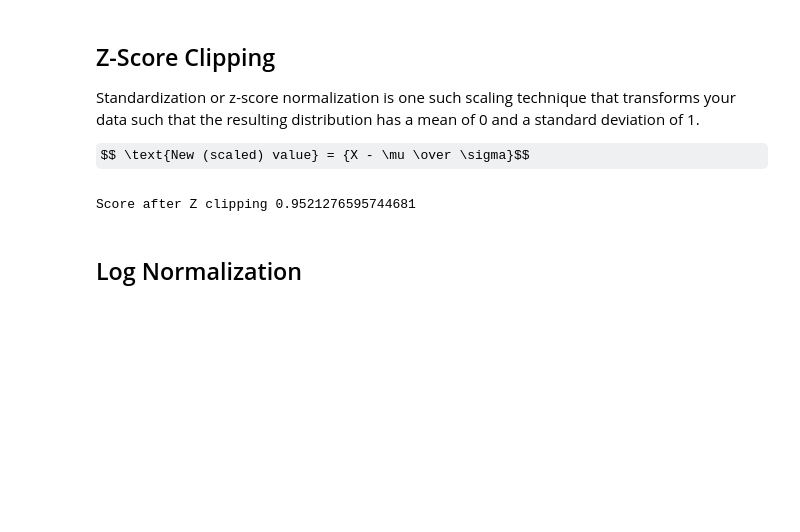
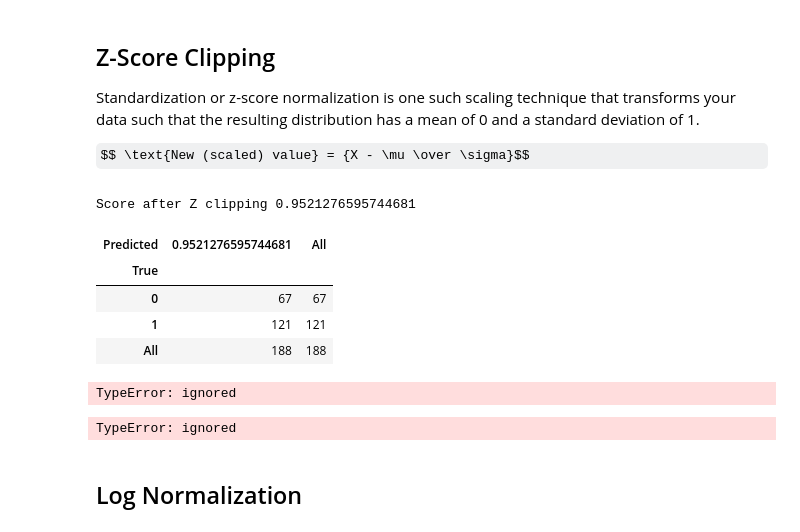
Before and after one commit to tpc1/fmml-jan-, a Jupyter notebook: M2L1.ipynb, the cells around one changed output. Saved outputs shown, nothing was run; the diff lists cells and outputs as text; code cells hidden in the pictures; some formulas as TeX source; blank space fills up the shorter version.

```diff
--- a/M2L1.ipynb
+++ b/M2L1.ipynb
@@ -887,6 +979,29 @@ Score after Z clipping 0.9521276595744681
 ## TASK:
 ## Plot a confusion matrix for the classification above on the scaled data (using the optimal value of k)
 ## Also print out the Precision, Recall and F1-score values
+# %%
+pd.crosstab(y_test, scores, rownames=['True'], colnames=['Predicted'], margins=True)
+# %% [output]
+| Predicted | 0.9521276595744681 | All |
+| True |  |  |
+| 0 | 67 | 67 |
+| 1 | 121 | 121 |
+| All | 188 | 188 |
+# %%
+from sklearn import metrics
+
+cnfmatrix = metrics.confusion_matrix(y_test, scores)
+p = sns.heatmap(pd.DataFrame(cnfmatrix), annot=True, cmap="viridis" ,fmt='g')
+plt.title('Confusion matrix', y=1.1)
+plt.ylabel('Actual label')
+plt.xlabel('Predicted label')
+# %% [output]
+TypeError: ignored
+# %%
+from sklearn.metrics import classification_report
+print(classification_report(y_test,scores))
+# %% [output]
+TypeError: ignored
 # %% [markdown]
 ## Log Normalization
 # %% [markdown]
```
Also changed, not shown: parts of 11 cells of this notebook.
